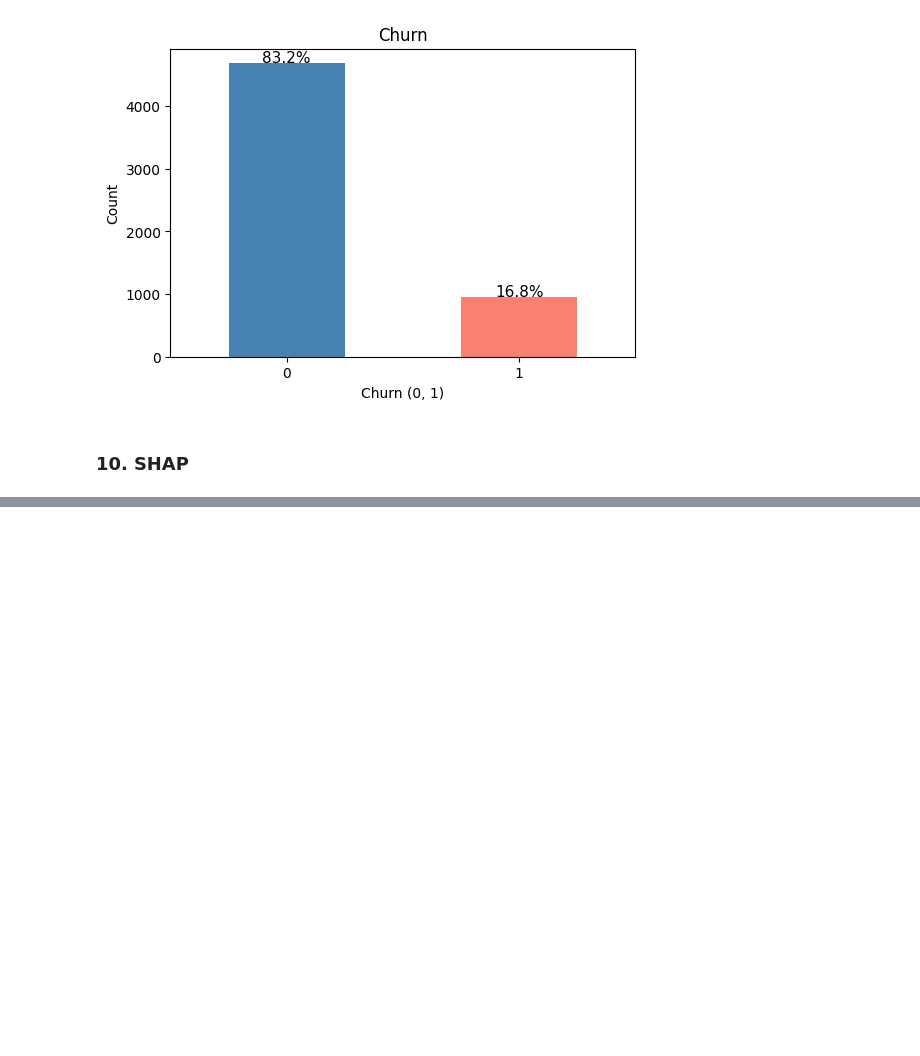
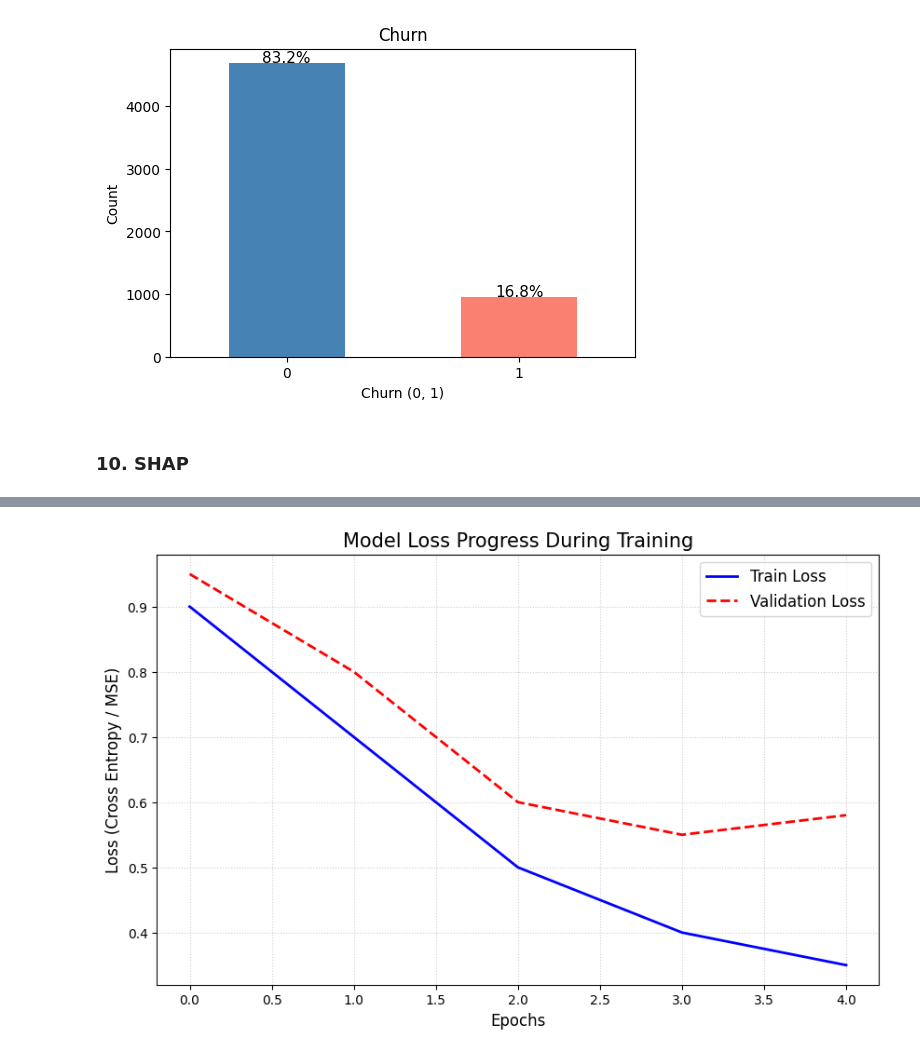
Before and after one commit to SKNETWORKS-FAMILY-AICAMP/SKN27-2nd-4TEAM, a Jupyter notebook: src/modeling/random_forest.ipynb, the cells around one changed output, grey strips where cells are left out. Saved outputs shown, nothing was run; the diff lists cells and outputs as text; code cells hidden in the pictures; blank space fills up the shorter version.

```diff
--- a/src/modeling/random_forest.ipynb
+++ b/src/modeling/random_forest.ipynb
@@ -415,0 +422,29 @@ plt.show()
+# %%
+import matplotlib.pyplot as plt
+
+def plot_loss_curve(history):
+    """
+    학습 손실(Train Loss)과 검증 손실(Val Loss)을 시각화합니다.
+    """
+    plt.figure(figsize=(10, 6))
+
+    # Train Loss와 Validation Loss 그리기
+    plt.plot(history['train_loss'], label='Train Loss', color='blue', linewidth=2)
+    plt.plot(history['val_loss'], label='Validation Loss', color='red', linestyle='--', linewidth=2)
+
+    # 그래프 꾸미기
+    plt.title('Model Loss Progress During Training', fontsize=15)
+    plt.xlabel('Epochs', fontsize=12)
+    plt.ylabel('Loss (Cross Entropy / MSE)', fontsize=12)
+    plt.legend(fontsize=12)
+    plt.grid(True, linestyle=':', alpha=0.6)
+
+    plt.show()
+# %%
+history = {
+    'train_loss': [0.9, 0.7, 0.5, 0.4, 0.35],
+    'val_loss': [0.95, 0.8, 0.6, 0.55, 0.58]
+}
+plot_loss_curve(history)
+# %% [output]
+[figure, added]
```
Also changed, not shown: parts of 3 cells of this notebook.
